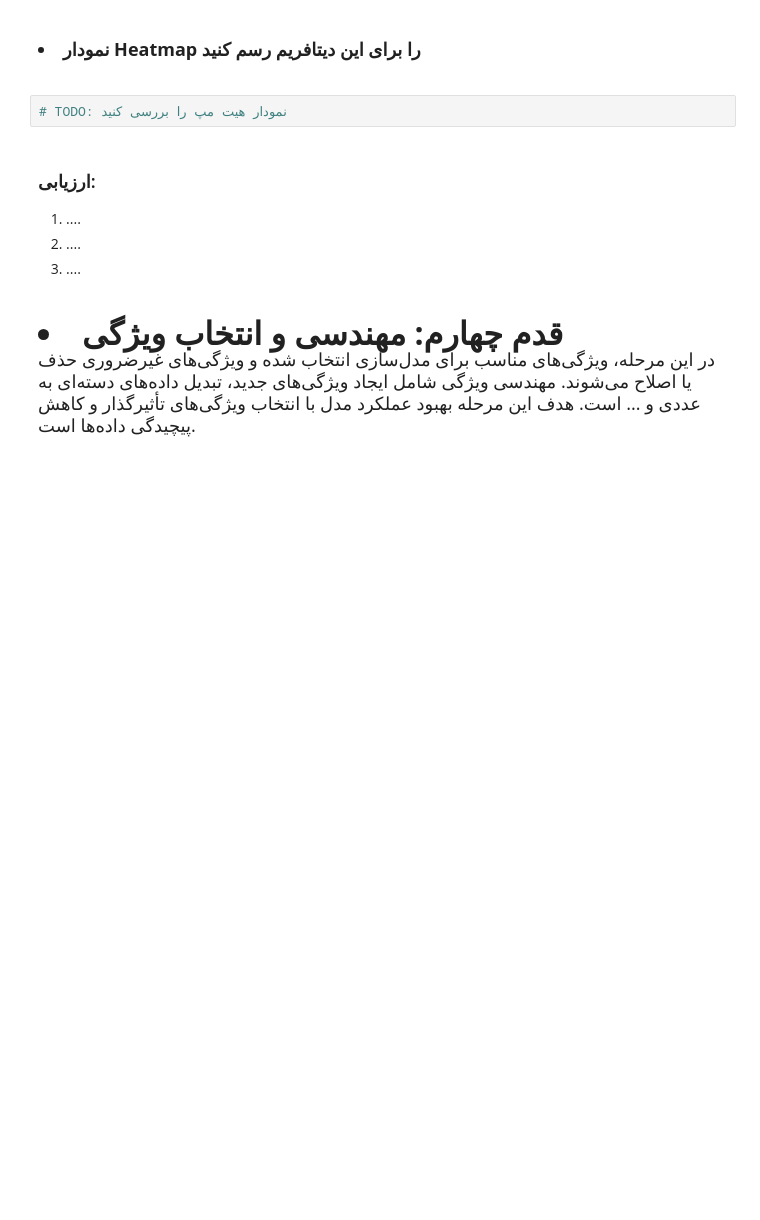
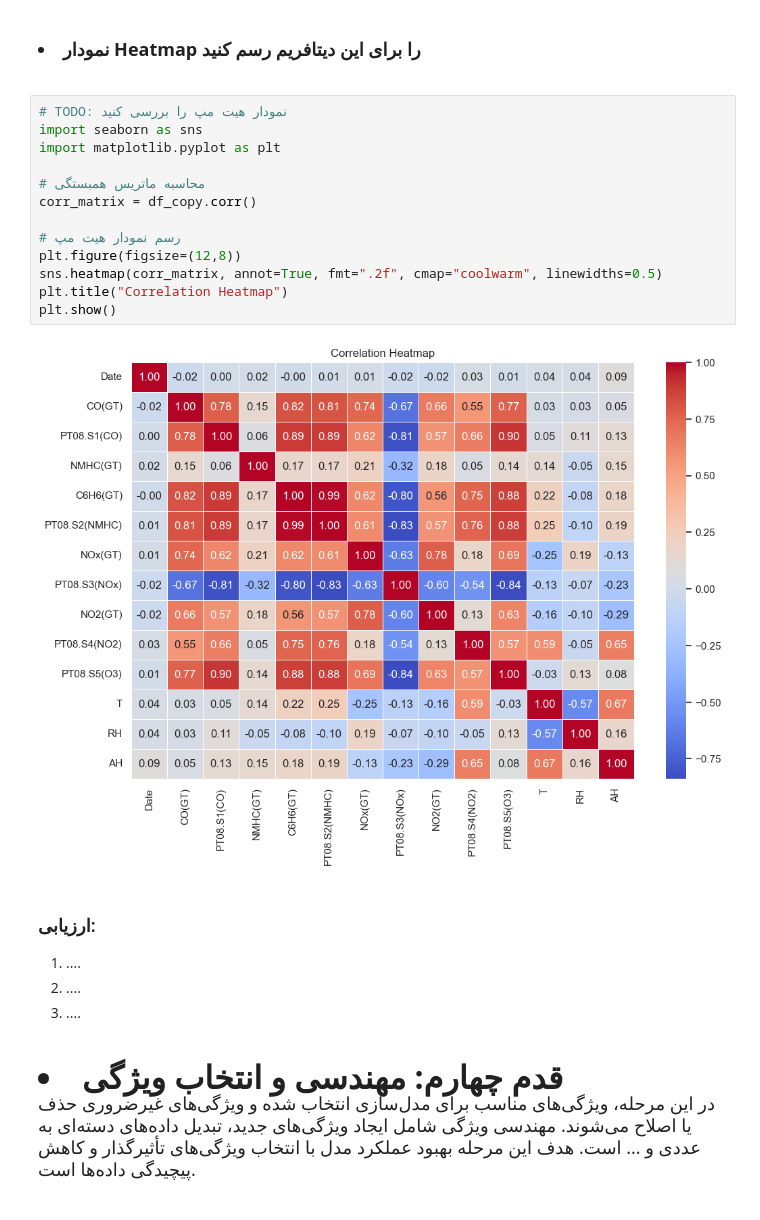
Before and after one commit to mobinym/Predict_reg, a Jupyter notebook: Exercise 1.ipynb, the cells around one changed output. Cells and saved outputs as stored; diff of their text form; blank space fills up the shorter version.

```diff
--- a/Exercise 1.ipynb
+++ b/Exercise 1.ipynb
@@ -876,8 +913,21 @@ ImportError: cannot import name 'winsorize' from 'scipy.stats' (/opt/anaconda3/l
 </font>
 </div>
 <br>
-# %%
-# TODO: نمودار هیت مپ را بررسی کنید
+# %%
+# TODO: نمودار هیت مپ را بررسی کنید
+import seaborn as sns
+import matplotlib.pyplot as plt
+
+# محاسبه ماتریس همبستگی
+corr_matrix = df_copy.corr()
+
+# رسم نمودار هیت مپ
+plt.figure(figsize=(12,8))
+sns.heatmap(corr_matrix, annot=True, fmt=".2f", cmap="coolwarm", linewidths=0.5)
+plt.title("Correlation Heatmap")
+plt.show()
+# %% [output]
+[figure, added]
 # %% [markdown]
 ###  ارزیابی:
 1. ....
```
Also changed, not shown: parts of 17 cells of this notebook.
